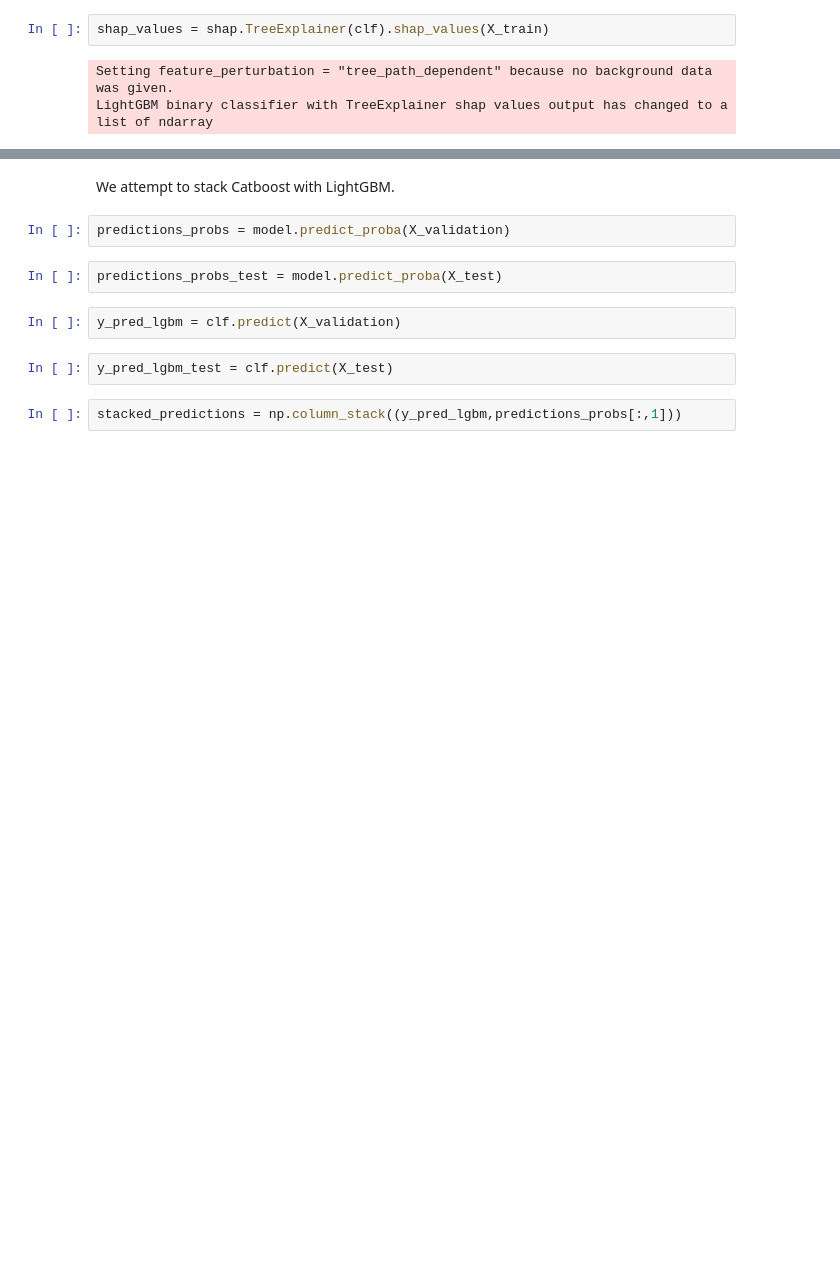
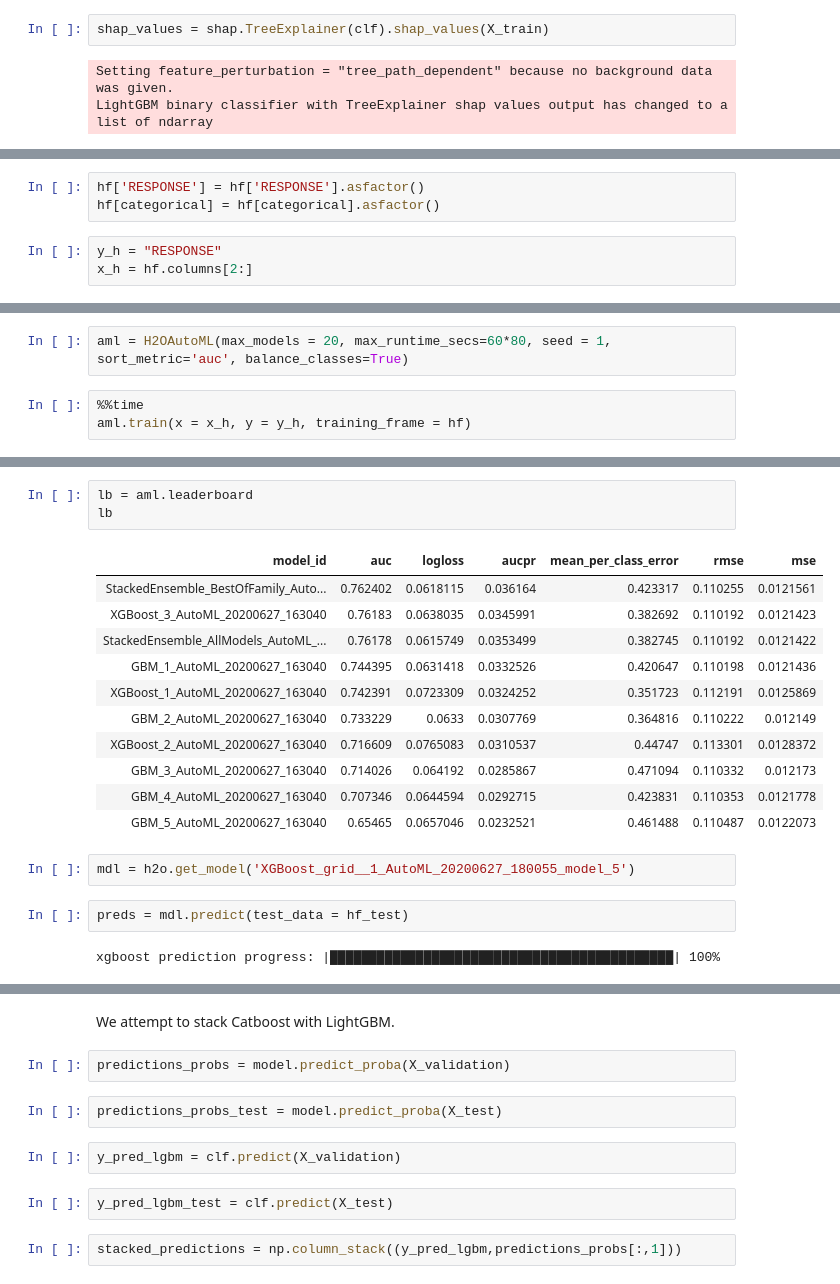
Before and after one commit to efonda/Customer-segmentation-Arvato, a Jupyter notebook: capstone-arvato.ipynb, the cells around one changed output, grey strips where cells are left out. Drawn from its saved outputs; the diff is of its cells as text; blank space fills up the shorter version.

```diff
--- a/capstone-arvato.ipynb
+++ b/capstone-arvato.ipynb
@@ -1448,0 +1589,6 @@ shap.summary_plot(shap_values[1], X_train)
+# %%
+hf['RESPONSE'] = hf['RESPONSE'].asfactor()
+hf[categorical] = hf[categorical].asfactor()
+# %%
+y_h = "RESPONSE"
+x_h = hf.columns[2:]
@@ -1448,0 +1599,5 @@ shap.summary_plot(shap_values[1], X_train)
+# %%
+aml = H2OAutoML(max_models = 20, max_runtime_secs=60*80, seed = 1, sort_metric='auc', balance_classes=True)
+# %%
+%%time
+aml.train(x = x_h, y = y_h, training_frame = hf)
@@ -1448,0 +1608,21 @@ shap.summary_plot(shap_values[1], X_train)
+# %%
+lb = aml.leaderboard
+lb
+# %% [output]
+| model_id | auc | logloss | aucpr | mean_per_class_error | rmse | mse |
+| StackedEnsemble_BestOfFamily_Auto... | 0.762402 | 0.0618115 | 0.036164 | 0.423317 | 0.110255 | 0.0121561 |
+| XGBoost_3_AutoML_20200627_163040 | 0.76183 | 0.0638035 | 0.0345991 | 0.382692 | 0.110192 | 0.0121423 |
+| StackedEnsemble_AllModels_AutoML_... | 0.76178 | 0.0615749 | 0.0353499 | 0.382745 | 0.110192 | 0.0121422 |
+| GBM_1_AutoML_20200627_163040 | 0.744395 | 0.0631418 | 0.0332526 | 0.420647 | 0.110198 | 0.0121436 |
+| XGBoost_1_AutoML_20200627_163040 | 0.742391 | 0.0723309 | 0.0324252 | 0.351723 | 0.112191 | 0.0125869 |
+| GBM_2_AutoML_20200627_163040 | 0.733229 | 0.0633 | 0.0307769 | 0.364816 | 0.110222 | 0.012149 |
+| XGBoost_2_AutoML_20200627_163040 | 0.716609 | 0.0765083 | 0.0310537 | 0.44747 | 0.113301 | 0.0128372 |
+| GBM_3_AutoML_20200627_163040 | 0.714026 | 0.064192 | 0.0285867 | 0.471094 | 0.110332 | 0.012173 |
+| GBM_4_AutoML_20200627_163040 | 0.707346 | 0.0644594 | 0.0292715 | 0.423831 | 0.110353 | 0.0121778 |
+| GBM_5_AutoML_20200627_163040 | 0.65465 | 0.0657046 | 0.0232521 | 0.461488 | 0.110487 | 0.0122073 |
+# %%
+mdl = h2o.get_model('XGBoost_grid__1_AutoML_20200627_180055_model_5')
+# %%
+preds = mdl.predict(test_data = hf_test)
+# %% [output]
+xgboost prediction progress: |████████████████████████████████████████████| 100%
```
Also changed, not shown: parts of 56 cells of this notebook.
